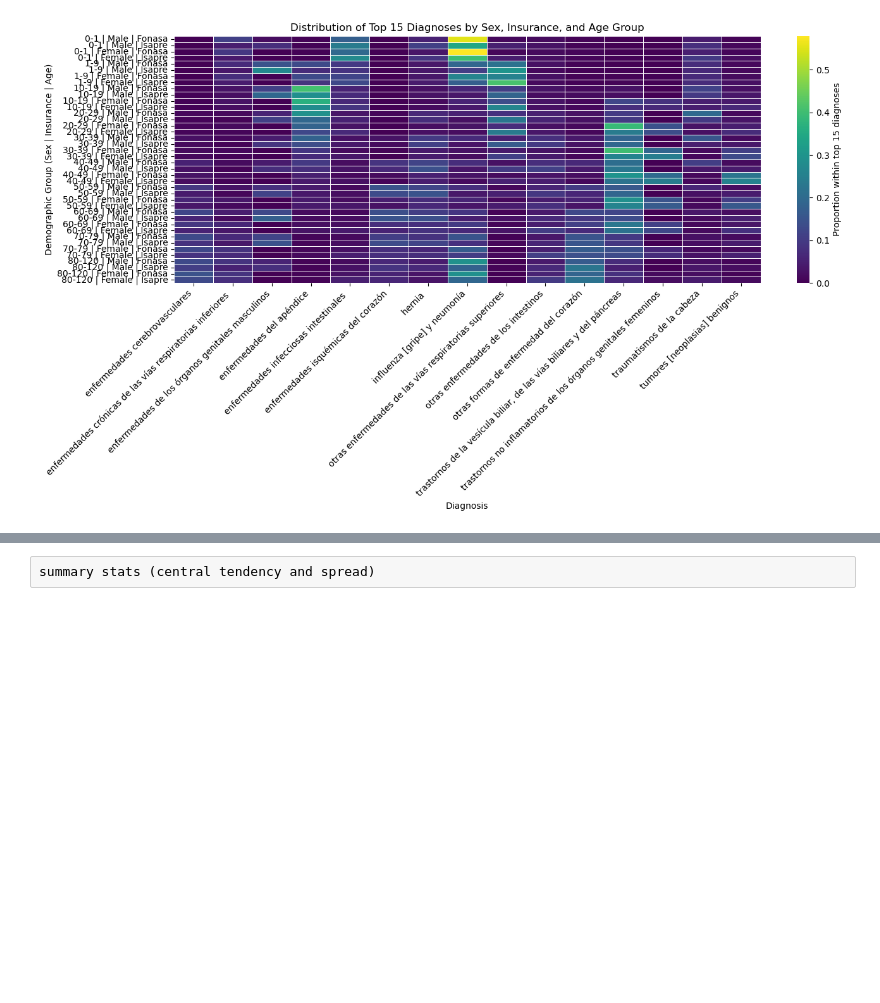
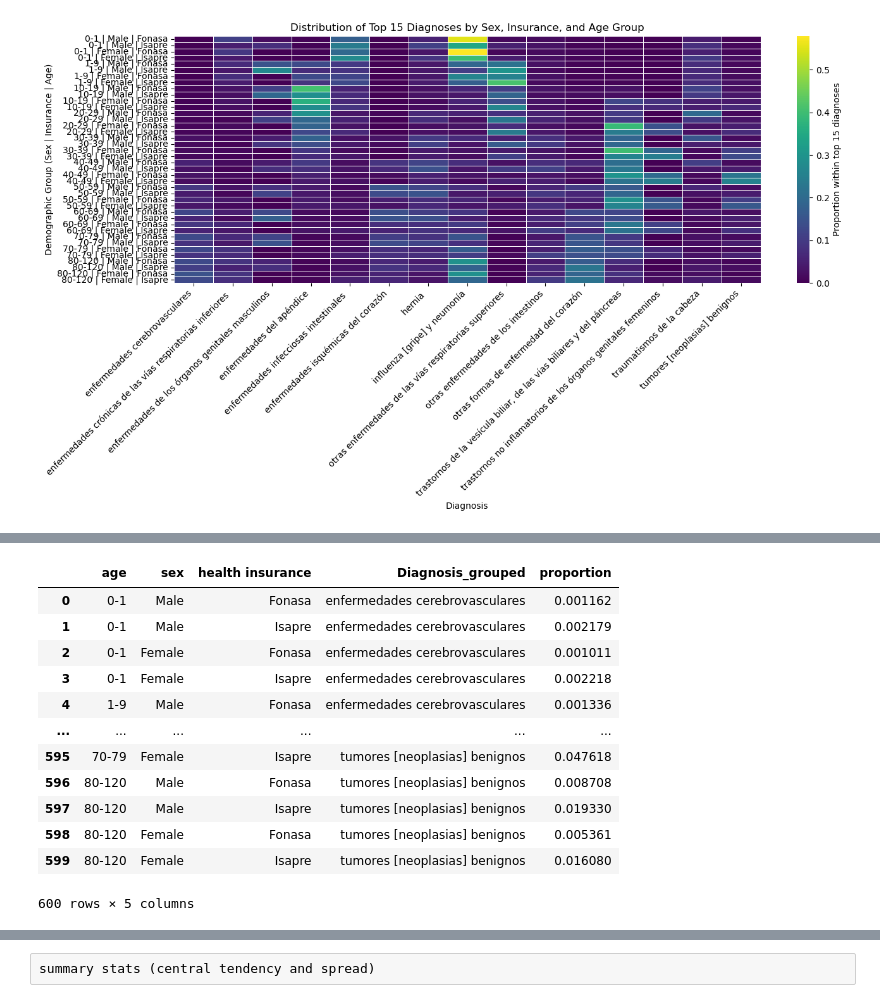
Before and after one commit to mirkopodunavak1996/EDAHospDischarges_Chile2001-2024, a Jupyter notebook: notebooks/General_Analysis_2001-2024_Multivariate(3).ipynb, the cells around one changed output, grey strips where cells are left out. Cells and saved outputs as stored; diff of their text form; code cells hidden in the pictures; blank space fills up the shorter version.

```diff
--- a/notebooks/General_Analysis_2001-2024_Multivariate(3).ipynb
+++ b/notebooks/General_Analysis_2001-2024_Multivariate(3).ipynb
@@ -384,0 +431,16 @@ plt.show()
+# %%
+long_df_g1
+# %% [output]
+|  | age | sex | health insurance | Diagnosis_grouped | proportion |
+| 0 | 0-1 | Male | Fonasa | enfermedades cerebrovasculares | 0.001162 |
+| 1 | 0-1 | Male | Isapre | enfermedades cerebrovasculares | 0.002179 |
+| 2 | 0-1 | Female | Fonasa | enfermedades cerebrovasculares | 0.001011 |
+| 3 | 0-1 | Female | Isapre | enfermedades cerebrovasculares | 0.002218 |
+| 4 | 1-9 | Male | Fonasa | enfermedades cerebrovasculares | 0.001336 |
+| ... | ... | ... | ... | ... | ... |
+| 595 | 70-79 | Female | Isapre | tumores [neoplasias] benignos | 0.047618 |
+| 596 | 80-120 | Male | Fonasa | tumores [neoplasias] benignos | 0.008708 |
+| 597 | 80-120 | Male | Isapre | tumores [neoplasias] benignos | 0.019330 |
+| 598 | 80-120 | Female | Fonasa | tumores [neoplasias] benignos | 0.005361 |
+| 599 | 80-120 | Female | Isapre | tumores [neoplasias] benignos | 0.016080 |
+600 rows × 5 columns
```
Also changed, not shown: parts of 14 cells of this notebook.
